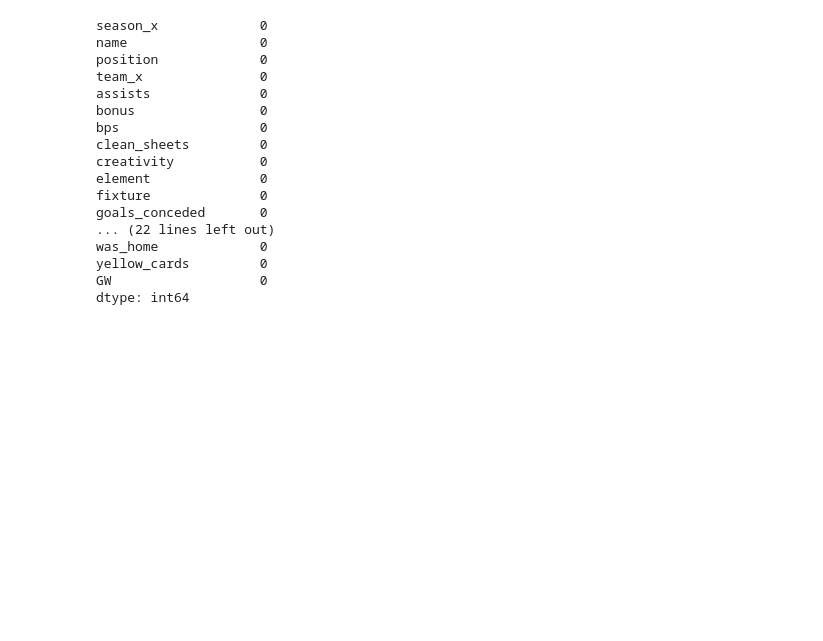
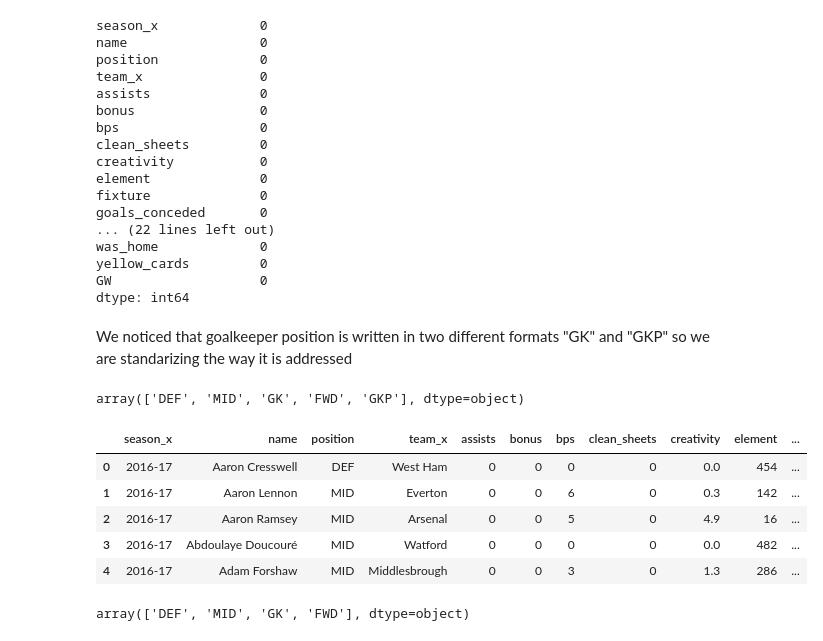
Before and after one commit to AhmedSameh19/fantasy-football-predictor, a Jupyter notebook: pred.ipynb, the cells around one changed output. Drawn from its saved outputs; the diff is of its cells as text; code cells hidden in the pictures; blank space fills up the shorter version.

```diff
--- a/pred.ipynb
+++ b/pred.ipynb
@@ -282,3 +282,26 @@ was_home             0
 yellow_cards         0
 GW                   0
 dtype: int64
+# %% [markdown]
+We noticed that goalkeeper position is written in two different formats "GK" and "GKP" so we are standarizing the way it is addressed
+# %%
+fpl_copy.position.unique()
+# %% [output]
+array(['DEF', 'MID', 'GK', 'FWD', 'GKP'], dtype=object)
+# %%
+fpl_copy["position"] = fpl_copy["position"].replace({"GKP": "GK"})
+# %%
+position_encoded = pd.get_dummies(fpl_copy['position'], prefix='pos', dtype = int)
+fpl_copy = pd.concat([fpl_copy, position_encoded], axis=1)
+fpl_copy.head()
+# %% [output]
+|  | season_x | name | position | team_x | assists | bonus | bps | clean_sheets | creativity | element | ... |
+| 0 | 2016-17 | Aaron Cresswell | DEF | West Ham | 0 | 0 | 0 | 0 | 0.0 | 454 | ... |
+| 1 | 2016-17 | Aaron Lennon | MID | Everton | 0 | 0 | 6 | 0 | 0.3 | 142 | ... |
+| 2 | 2016-17 | Aaron Ramsey | MID | Arsenal | 0 | 0 | 5 | 0 | 4.9 | 16 | ... |
+| 3 | 2016-17 | Abdoulaye Doucouré | MID | Watford | 0 | 0 | 0 | 0 | 0.0 | 482 | ... |
+| 4 | 2016-17 | Adam Forshaw | MID | Middlesbrough | 0 | 0 | 3 | 0 | 1.3 | 286 | ... |
+# %%
+fpl_copy["position"].unique()
+# %% [output]
+array(['DEF', 'MID', 'GK', 'FWD'], dtype=object)
```
Also changed, not shown: parts of 2 cells of this notebook, 1 other file.
